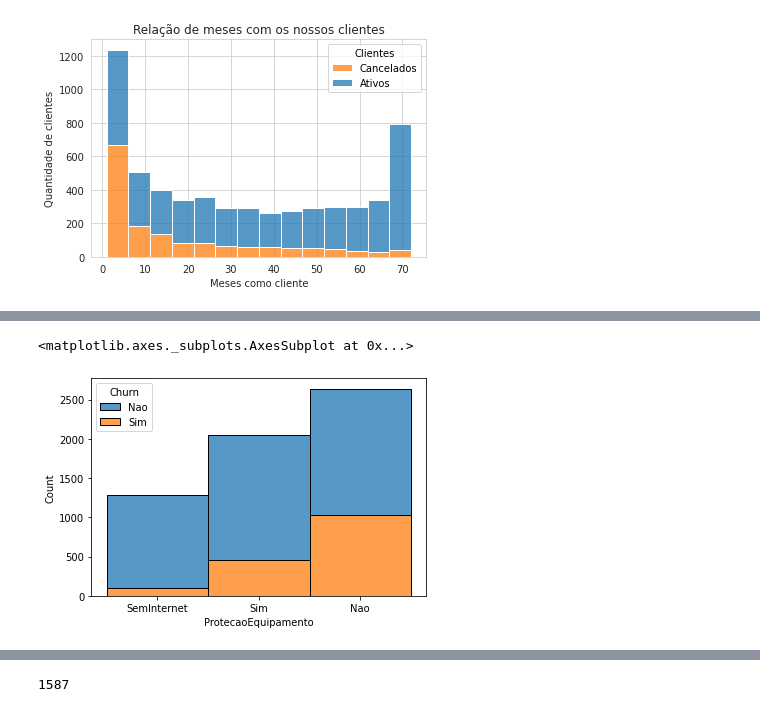
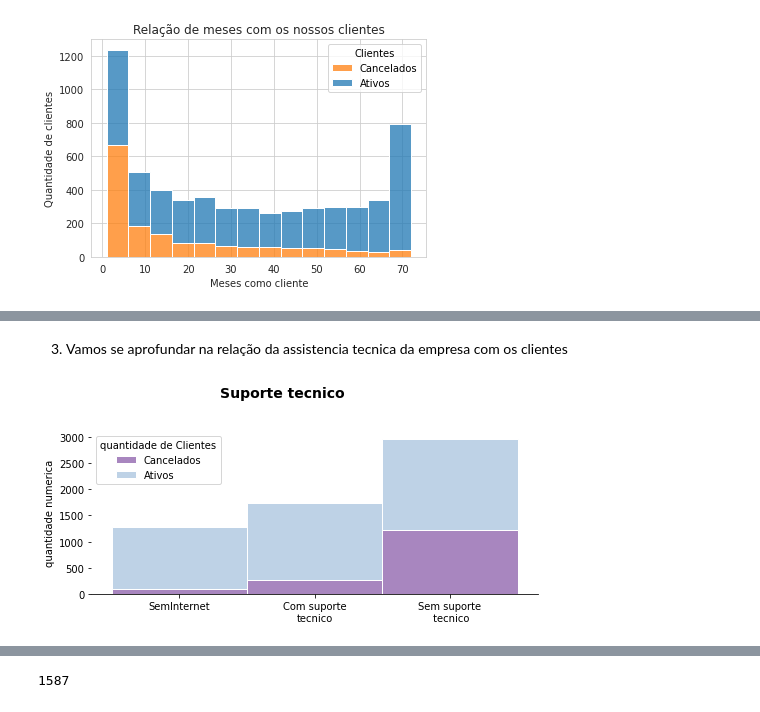
Before and after one commit to juliopk543/EDA_and_visualization, a Jupyter notebook: 3- EDA_Clients_Telecom/eda_telecom_ipynb.ipynb, the cells around one changed output, grey strips where cells are left out. Cells and saved outputs as stored; diff of their text form; code cells hidden in the pictures.

```diff
--- a/3- EDA_Clients_Telecom/Eda_telecom_ipynb (3).ipynb
+++ b/3- EDA_Clients_Telecom/eda_telecom_ipynb.ipynb
@@ -176,5 +208,32 @@ sns.histplot(df, x='ServicoSuporteTecnico', hue='Churn', multiple='stack')
-# %%
-sns.histplot(df, x='ProtecaoEquipamento', hue='Churn', multiple='stack')
-# %% [output]
-<matplotlib.axes._subplots.AxesSubplot at 0x...>
-[figure, removed]
+# %% [markdown]
+3. Vamos se aprofundar na relação da assistencia tecnica da empresa com os clientes
+# %%
+df['ServicoSuporteTecnico'] = pd.Categorical(df['ServicoSuporteTecnico'], ['SemInternet','Sim','Nao'])
+labels_suporte = ['SemInternet', 'Com suporte\ntecnico', 'Sem suporte\n tecnico']
+
+fig, ax = plt.subplots(nrows=1, ncols=1, figsize=(8,3))
+
+with sns.axes_style('white'):
+  sns.histplot(df, x='ServicoSuporteTecnico', hue='Churn', multiple='stack', ax=ax, palette='BuPu')
+  ax.set(xlabel=None,
+         ylabel='quantidade numerica')
+
+
+# Adicionando titulo
+plt.text(
+    x=0.3,
+    y=3750,
+    s='Suporte tecnico',
+    fontsize=14,
+    weight='bold',
+         )
+# Setando as labels
+ax.set_xticklabels(labels_suporte)
+# Setando o hue
+plt.legend(title='quantidade de Clientes', labels=['Cancelados', 'Ativos'])
+# Removendo linhas
+ax.spines['right'].set_visible(False)
+ax.spines['left'].set_visible(False)
+ax.spines['top'].set_visible(False)
+# %% [output]
+[figure, added]
```
Also changed, not shown: parts of 30 cells of this notebook.
